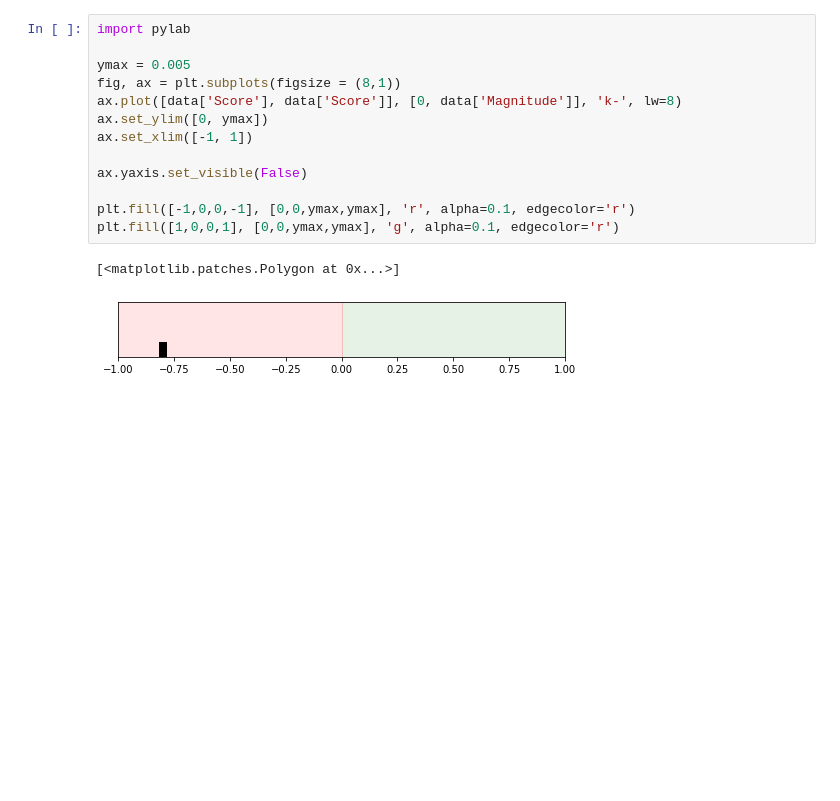
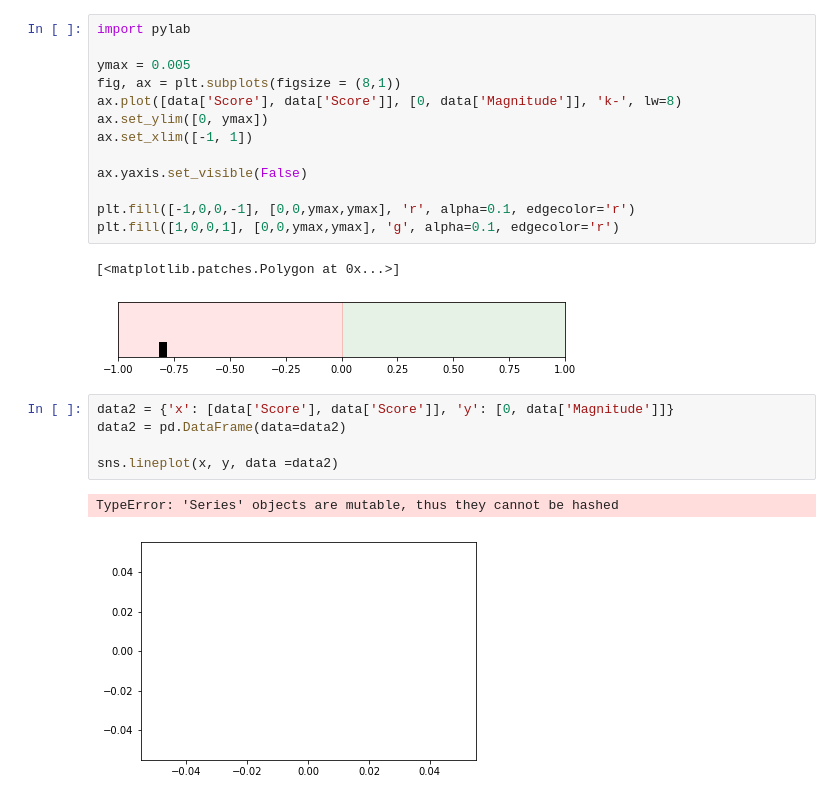
Before and after one commit to arachnarchy/video_digest, a Jupyter notebook: webapp/scratchbook.ipynb, the cells around one changed output. Cells and saved outputs as stored; diff of their text form; blank space fills up the shorter version.

```diff
--- a/webapp/scratchbook.ipynb
+++ b/webapp/scratchbook.ipynb
@@ -53,3 +53,11 @@ plt.fill([1,0,0,1], [0,0,ymax,ymax], 'g', alpha=0.1, edgecolor='r')
 # %% [output]
 [<matplotlib.patches.Polygon at 0x...>]
 [figure]
+# %%
+data2 = {'x': [data['Score'], data['Score']], 'y': [0, data['Magnitude']]}
+data2 = pd.DataFrame(data=data2)
+
+sns.lineplot(x, y, data =data2)
+# %% [output]
+TypeError: 'Series' objects are mutable, thus they cannot be hashed
+[figure, added]
```
Also changed, not shown: 4 other files.
